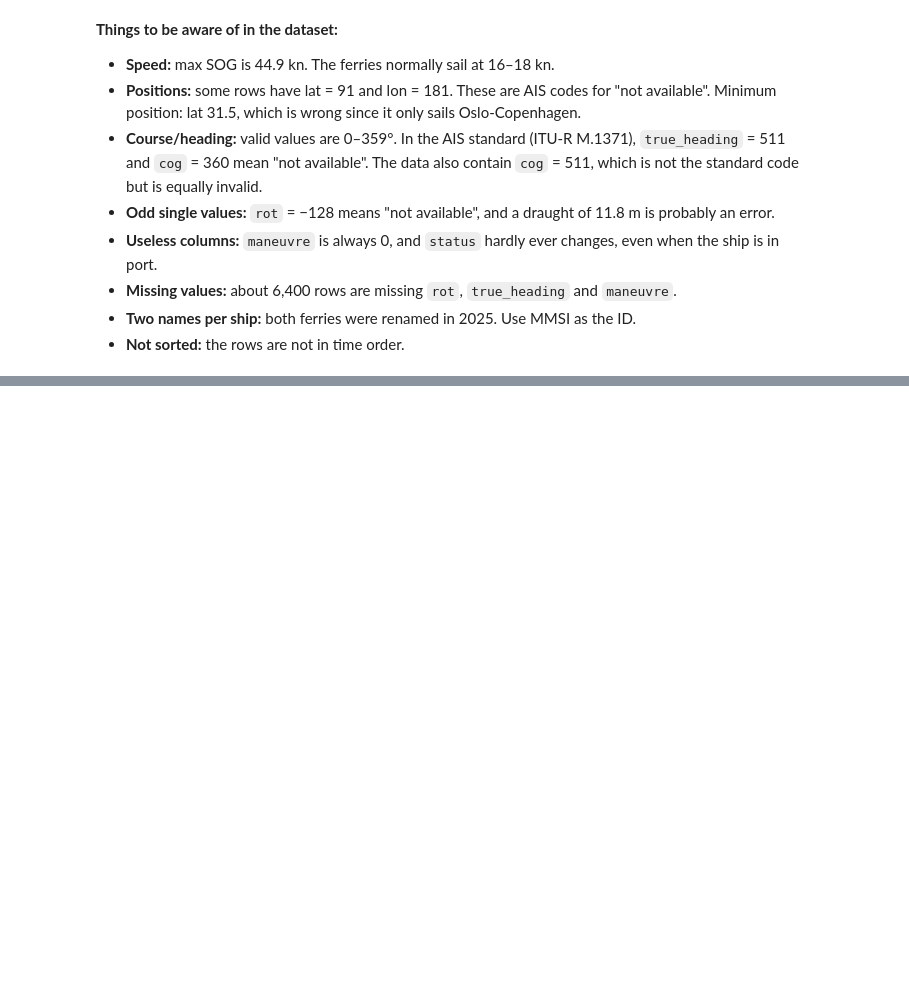
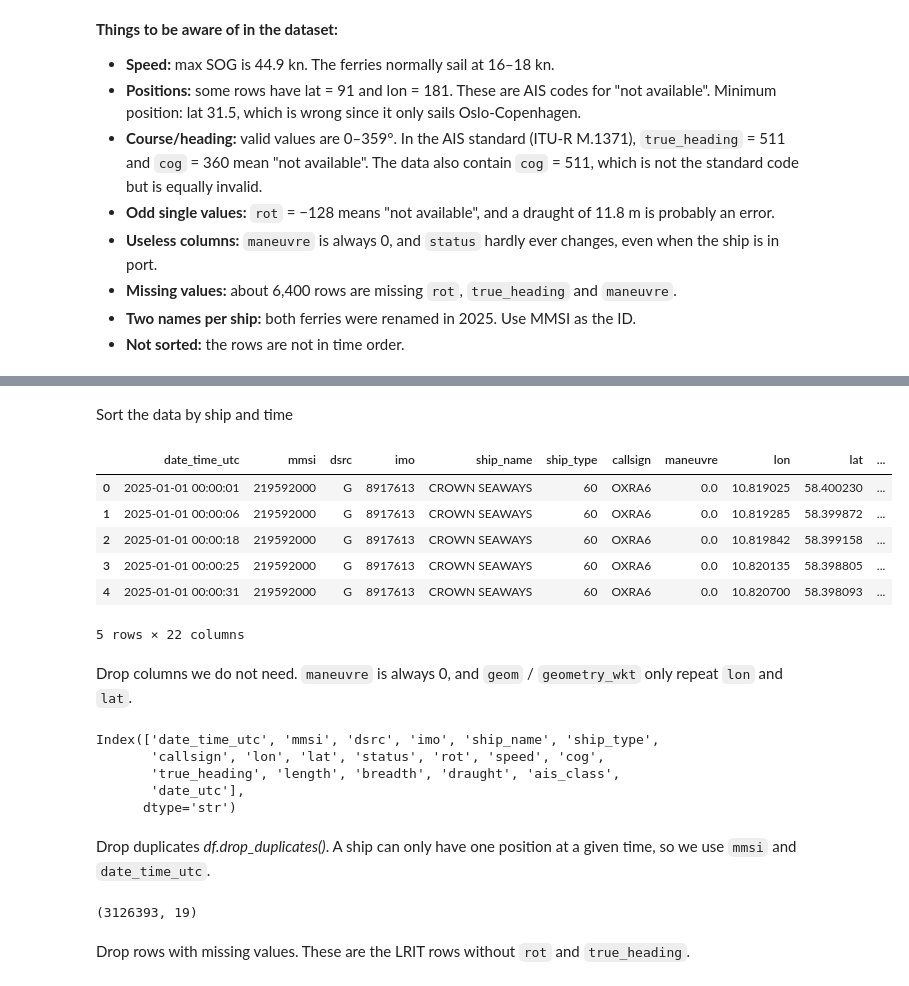
Before and after one commit to SiggyHacker/tmr12-project-, a Jupyter notebook: Notebooks/01_load_and_clean.ipynb, the cells around one changed output, grey strips where cells are left out. Cells and saved outputs as stored; diff of their text form; code cells hidden in the pictures; blank space fills up the shorter version.

```diff
--- a/Notebooks/01_load_and_clean.ipynb
+++ b/Notebooks/01_load_and_clean.ipynb
@@ -99,0 +118,34 @@ Is there something to be concerned about?
+# %% [markdown]
+Sort the data by ship and time
+# %%
+aisdata = aisdata.sort_values(['mmsi', 'date_time_utc'])
+aisdata = aisdata.reset_index(drop=True)
+aisdata.head()
+# %% [output]
+|  | date_time_utc | mmsi | dsrc | imo | ship_name | ship_type | callsign | maneuvre | lon | lat | ... |
+| 0 | 2025-01-01 00:00:01 | 219592000 | G | 8917613 | CROWN SEAWAYS | 60 | OXRA6 | 0.0 | 10.819025 | 58.400230 | ... |
+| 1 | 2025-01-01 00:00:06 | 219592000 | G | 8917613 | CROWN SEAWAYS | 60 | OXRA6 | 0.0 | 10.819285 | 58.399872 | ... |
+| 2 | 2025-01-01 00:00:18 | 219592000 | G | 8917613 | CROWN SEAWAYS | 60 | OXRA6 | 0.0 | 10.819842 | 58.399158 | ... |
+| 3 | 2025-01-01 00:00:25 | 219592000 | G | 8917613 | CROWN SEAWAYS | 60 | OXRA6 | 0.0 | 10.820135 | 58.398805 | ... |
+| 4 | 2025-01-01 00:00:31 | 219592000 | G | 8917613 | CROWN SEAWAYS | 60 | OXRA6 | 0.0 | 10.820700 | 58.398093 | ... |
+5 rows × 22 columns
+# %% [markdown]
+Drop columns we do not need. `maneuvre` is always 0, and `geom` / `geometry_wkt` only repeat `lon` and `lat`.
+# %%
+aisdata = aisdata.drop(columns=['maneuvre', 'geom', 'geometry_wkt'])
+aisdata.columns
+# %% [output]
+Index(['date_time_utc', 'mmsi', 'dsrc', 'imo', 'ship_name', 'ship_type',
+       'callsign', 'lon', 'lat', 'status', 'rot', 'speed', 'cog',
+       'true_heading', 'length', 'breadth', 'draught', 'ais_class',
+       'date_utc'],
+      dtype='str')
+# %% [markdown]
+Drop duplicates *df.drop_duplicates()*. A ship can only have one position at a given time, so we use `mmsi` and `date_time_utc`.
+# %%
+aisdata = aisdata.drop_duplicates(subset=['mmsi', 'date_time_utc'], keep='last')
+aisdata.shape
+# %% [output]
+(3126393, 19)
+# %% [markdown]
+Drop rows with missing values. These are the LRIT rows without `rot` and `true_heading`.
```
Also changed, not shown: parts of 32 cells of this notebook, 1 other file.
